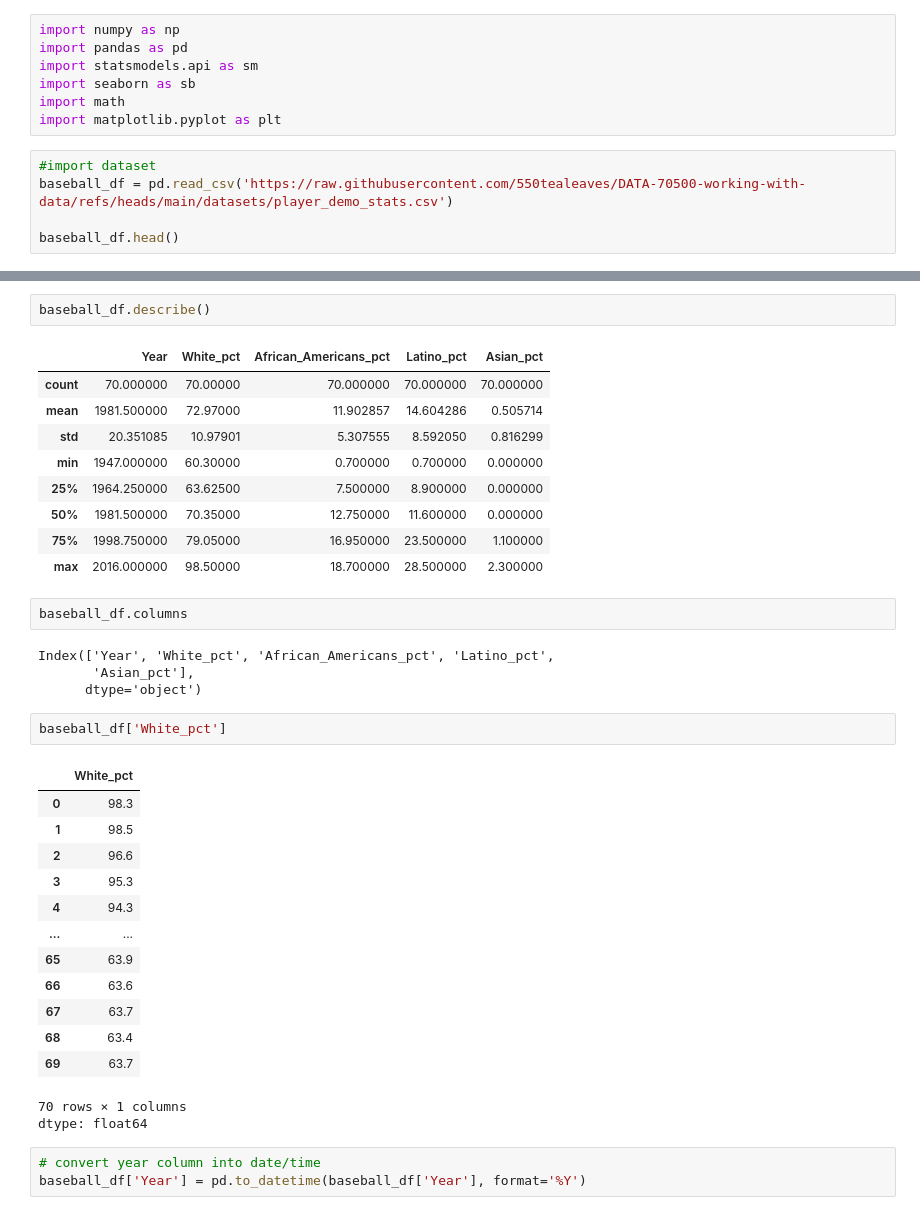
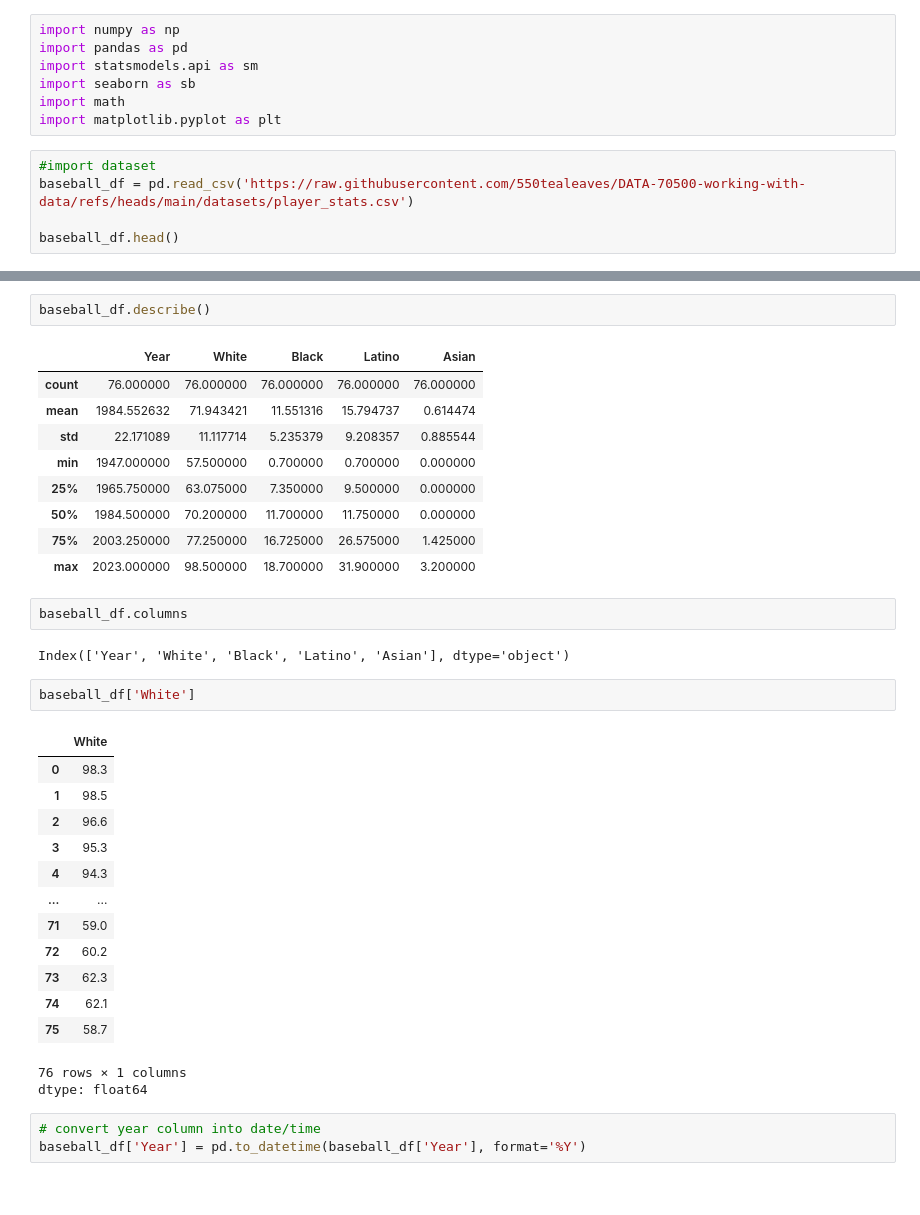
Before and after one commit to 550tealeaves/DATA-70500-working-with-data, a Jupyter notebook: Baseball_demo.ipynb, the cells around one changed output, grey strips where cells are left out. Saved outputs shown, nothing was run; the diff lists cells and outputs as text.

Commit message:
edited the dataset

```diff
--- a/Baseball_demo.ipynb
+++ b/Baseball_demo.ipynb
@@ -9,7 +9,7 @@ import math
 import matplotlib.pyplot as plt
 # %%
 #import dataset
-baseball_df = pd.read_csv('https://raw.githubusercontent.com/550tealeaves/DATA-70500-working-with-data/refs/heads/main/datasets/player_demo_stats.csv')
+baseball_df = pd.read_csv('https://raw.githubusercontent.com/550tealeaves/DATA-70500-working-with-data/refs/heads/main/datasets/player_stats.csv')
 
 baseball_df.head()
 # %% [output]
@@ -37,37 +37,35 @@ memory usage: 2.9 KB
 # %%
 baseball_df.describe()
 # %% [output]
-|  | Year | White_pct | African_Americans_pct | Latino_pct | Asian_pct |
-| count | 70.000000 | 70.00000 | 70.000000 | 70.000000 | 70.000000 |
-| mean | 1981.500000 | 72.97000 | 11.902857 | 14.604286 | 0.505714 |
-| std | 20.351085 | 10.97901 | 5.307555 | 8.592050 | 0.816299 |
-| min | 1947.000000 | 60.30000 | 0.700000 | 0.700000 | 0.000000 |
-| 25% | 1964.250000 | 63.62500 | 7.500000 | 8.900000 | 0.000000 |
-| 50% | 1981.500000 | 70.35000 | 12.750000 | 11.600000 | 0.000000 |
-| 75% | 1998.750000 | 79.05000 | 16.950000 | 23.500000 | 1.100000 |
-| max | 2016.000000 | 98.50000 | 18.700000 | 28.500000 | 2.300000 |
+|  | Year | White | Black | Latino | Asian |
+| count | 76.000000 | 76.000000 | 76.000000 | 76.000000 | 76.000000 |
+| mean | 1984.552632 | 71.943421 | 11.551316 | 15.794737 | 0.614474 |
+| std | 22.171089 | 11.117714 | 5.235379 | 9.208357 | 0.885544 |
+| min | 1947.000000 | 57.500000 | 0.700000 | 0.700000 | 0.000000 |
+| 25% | 1965.750000 | 63.075000 | 7.350000 | 9.500000 | 0.000000 |
+| 50% | 1984.500000 | 70.200000 | 11.700000 | 11.750000 | 0.000000 |
+| 75% | 2003.250000 | 77.250000 | 16.725000 | 26.575000 | 1.425000 |
+| max | 2023.000000 | 98.500000 | 18.700000 | 31.900000 | 3.200000 |
 # %%
 baseball_df.columns
 # %% [output]
-Index(['Year', 'White_pct', 'African_Americans_pct', 'Latino_pct',
-       'Asian_pct'],
-      dtype='object')
+Index(['Year', 'White', 'Black', 'Latino', 'Asian'], dtype='object')
 # %%
-baseball_df['White_pct']
+baseball_df['White']
 # %% [output]
-|  | White_pct |
+|  | White |
 | 0 | 98.3 |
 | 1 | 98.5 |
 | 2 | 96.6 |
 | 3 | 95.3 |
 | 4 | 94.3 |
 | ... | ... |
-| 65 | 63.9 |
-| 66 | 63.6 |
-| 67 | 63.7 |
-| 68 | 63.4 |
-| 69 | 63.7 |
+| 71 | 59.0 |
+| 72 | 60.2 |
+| 73 | 62.3 |
+| 74 | 62.1 |
+| 75 | 58.7 |
-70 rows × 1 columns
+76 rows × 1 columns
 dtype: float64
 # %%
 # convert year column into date/time
```
Also changed, not shown: parts of 17 cells of this notebook.
